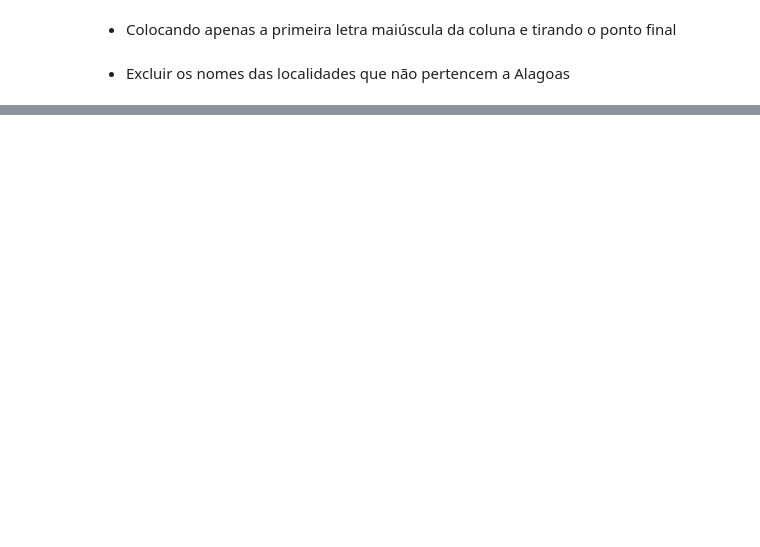
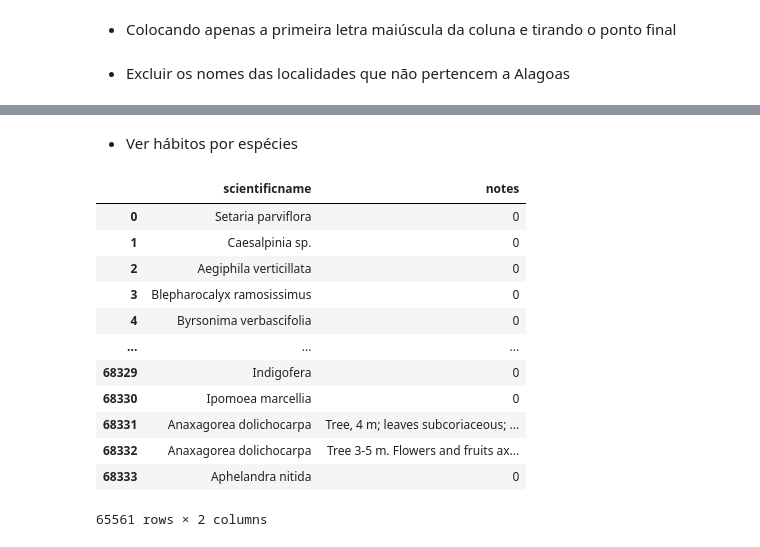
Before and after one commit to Mecoaliza/CEPE, a Jupyter notebook: al.ipynb, the cells around one changed output, grey strips where cells are left out. Cells and saved outputs as stored; diff of their text form; code cells hidden in the pictures; blank space fills up the shorter version.

Commit message:
Tratamento dos hábitos

```diff
--- a/al.ipynb
+++ b/al.ipynb
@@ -366,2 +376,21 @@ NameError: name 'df_1' is not defined
 # %%
 df_1.to_csv(r'C:\Users\mecoa\Documents\MECOALIZA\OneDrive\DISSERTACAO\cepe_al.csv', encoding='utf-8', index=False)
+# %% [markdown]
+- Ver hábitos por espécies
+# %%
+df_2 = df_1.reindex(columns=['scientificname','notes'])
+df_2
+# %% [output]
+|  | scientificname | notes |
+| 0 | Setaria parviflora | 0 |
+| 1 | Caesalpinia sp. | 0 |
+| 2 | Aegiphila verticillata | 0 |
+| 3 | Blepharocalyx ramosissimus | 0 |
+| 4 | Byrsonima verbascifolia | 0 |
+| ... | ... | ... |
+| 68329 | Indigofera | 0 |
+| 68330 | Ipomoea marcellia | 0 |
+| 68331 | Anaxagorea dolichocarpa | Tree, 4 m; leaves subcoriaceous; ... |
+| 68332 | Anaxagorea dolichocarpa | Tree 3-5 m. Flowers and fruits ax... |
+| 68333 | Aphelandra nitida | 0 |
+65561 rows × 2 columns
```
Also changed, not shown: parts of 11 cells of this notebook.
